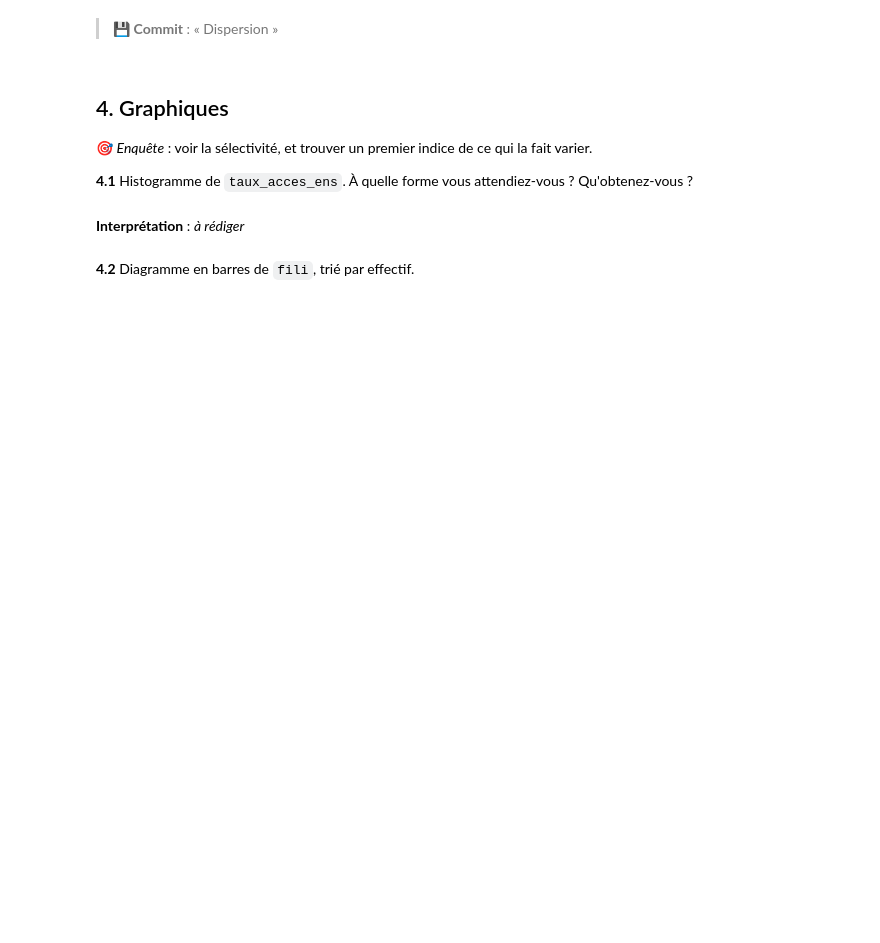
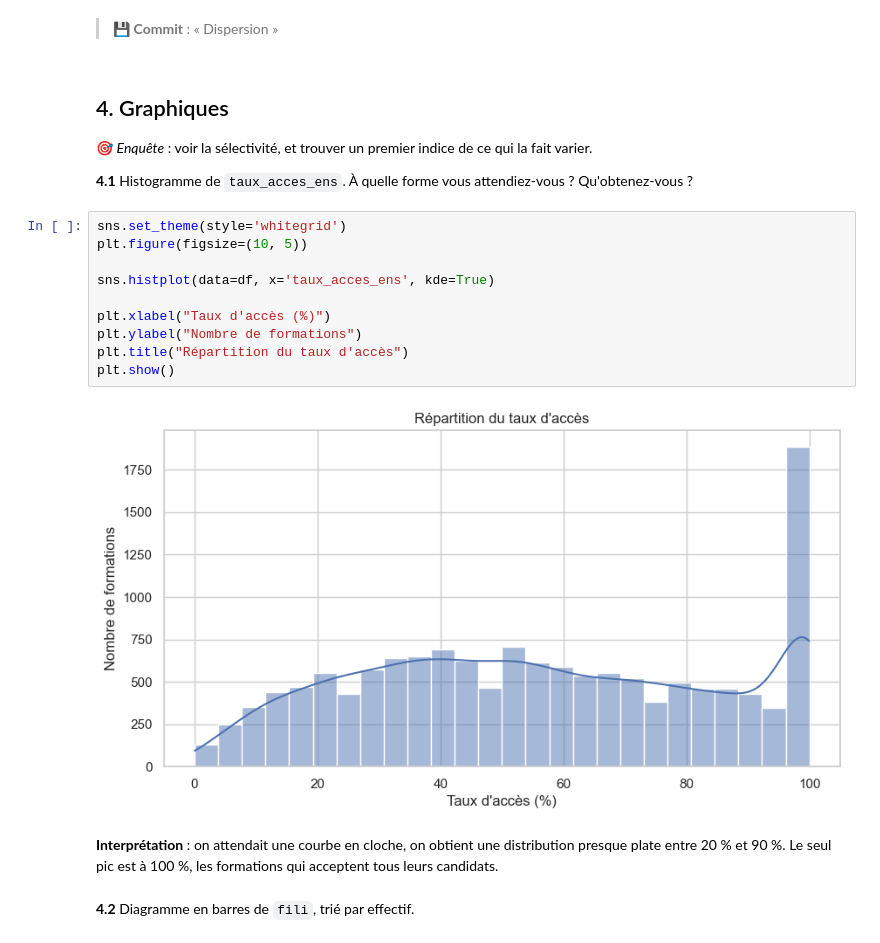
Before and after one commit to Atabbi/Analyse-Univari-, a Jupyter notebook: TP_Parcoursup.ipynb, the cells around one changed output. Cells and saved outputs as stored; diff of their text form; blank space fills up the shorter version.

Commit message:
Graphiques

```diff
--- a/TP_Parcoursup.ipynb
+++ b/TP_Parcoursup.ipynb
@@ -255,7 +303,19 @@ La variance vaut 453 294 si on divise par n, et 503 660 si on divise par n − 1
 🎯 *Enquête* : voir la sélectivité, et trouver un premier indice de ce qui la fait varier.
 
 **4.1** Histogramme de `taux_acces_ens`. À quelle forme vous attendiez-vous ? Qu'obtenez-vous ?
+# %%
+sns.set_theme(style='whitegrid')
+plt.figure(figsize=(10, 5))
+
+sns.histplot(data=df, x='taux_acces_ens', kde=True)
+
+plt.xlabel("Taux d'accès (%)")
+plt.ylabel("Nombre de formations")
+plt.title("Répartition du taux d'accès")
+plt.show()
+# %% [output]
+[figure, added]
 # %% [markdown]
-**Interprétation** : _à rédiger_
+**Interprétation** : on attendait une courbe en cloche, on obtient une distribution presque plate entre 20 % et 90 %. Le seul pic est à 100 %, les formations qui acceptent tous leurs candidats.
 # %% [markdown]
 **4.2** Diagramme en barres de `fili`, trié par effectif.
```
Also changed, not shown: parts of 10 cells of this notebook.
